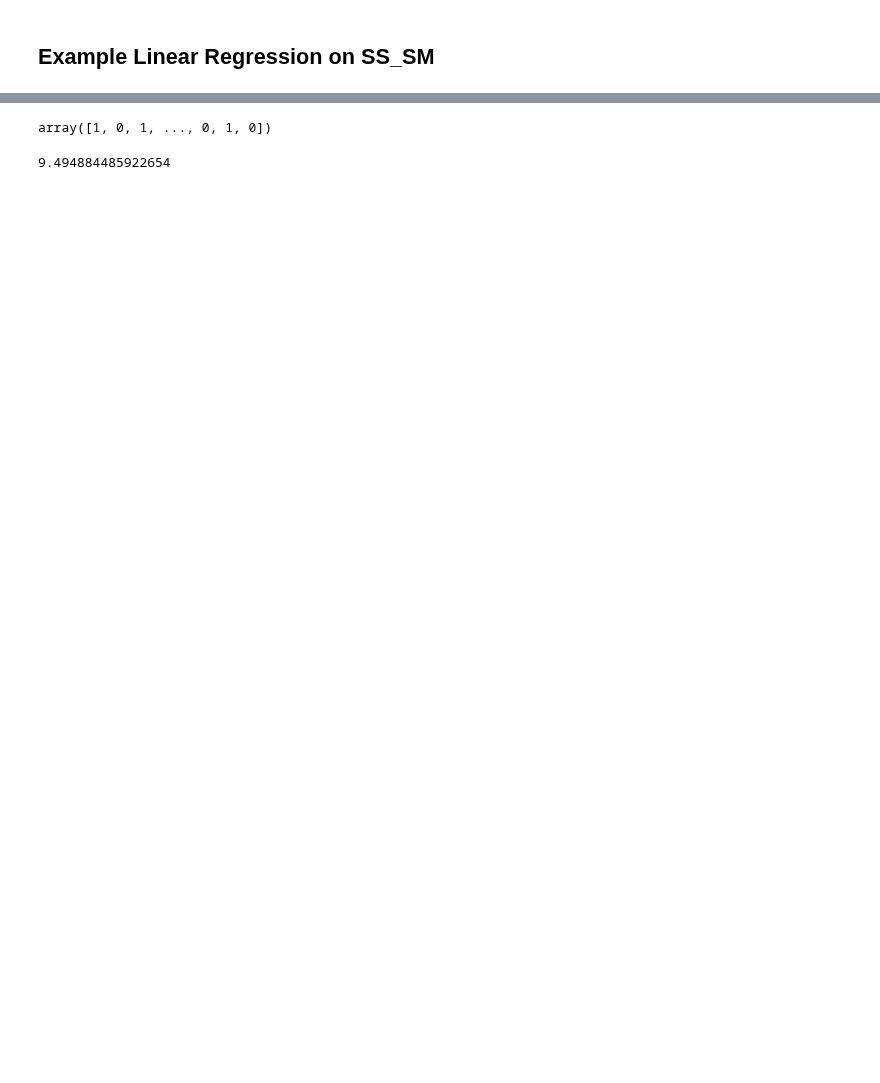
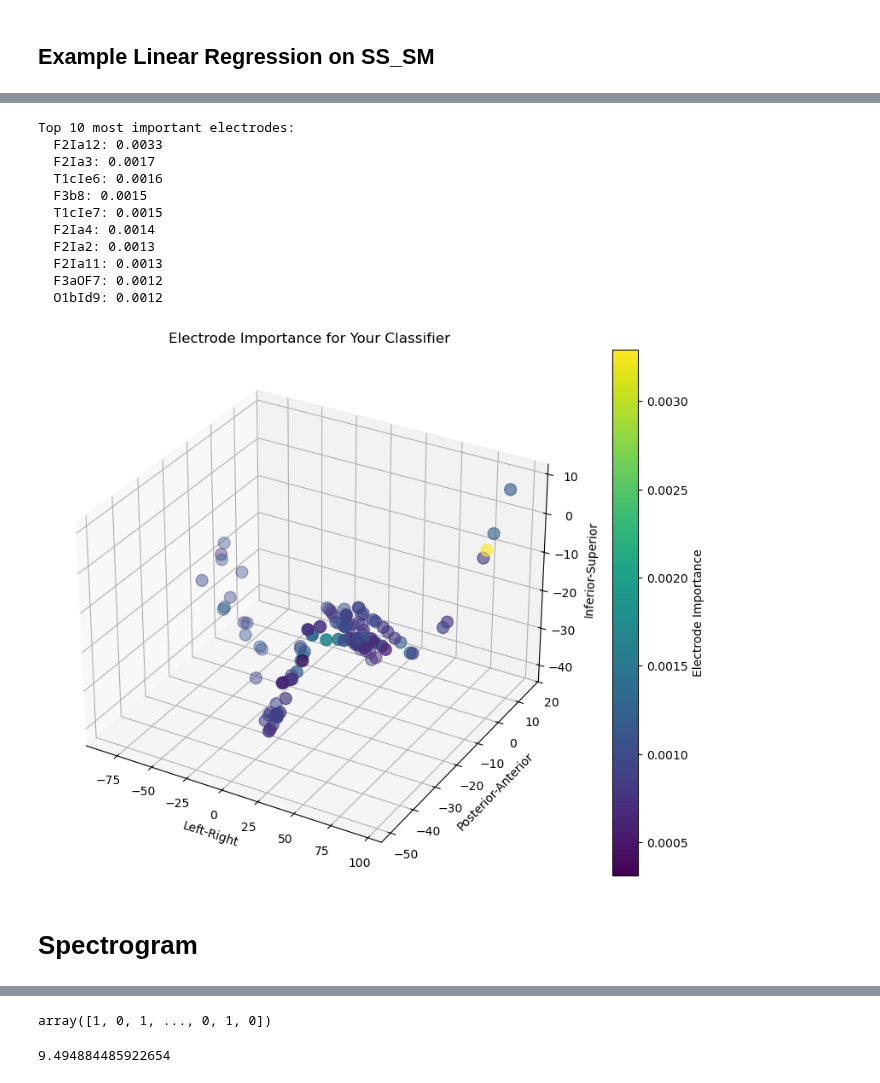
Before and after one commit to insight-neuro/neuroprobe, a Jupyter notebook: examples/quickstart.ipynb, the cells around one changed output, grey strips where cells are left out. Drawn from its saved outputs; the diff is of its cells as text; code cells hidden in the pictures; blank space fills up the shorter version.

Commit message:
All changes, new features, new models, analysis notebooks

```diff
--- a/examples/quickstart.ipynb
+++ b/examples/quickstart.ipynb
@@ -21,6 +21,7 @@ Sampling rate: 2048 Hz
 # %%
 from neuroprobe import BrainTreebankSubject
 
+subject_id = 10
 subject_id = 3
 
 coordinates_type = "cortical" # "cortical", "mni", "lpi". NOTE: MNI are not yet available for the Braintreebank dataset.
@@ -30,7 +31,8 @@ coordinates_type = "cortical" # "cortical", "mni", "lpi". NOTE: MNI are not yet
 
 # use cache=True to load this trial's neural data into RAM, if you have enough memory!
 # It will make the loading process faster.
-subject = BrainTreebankSubject(subject_id, allow_corrupted=False, cache=True, dtype=torch.float32, coordinates_type=coordinates_type)
+# subject = BrainTreebankSubject(subject_id, allow_corrupted=False, cache=True, dtype=torch.float32, coordinates_type=coordinates_type)
+subject = BrainTreebankSubject(subject_id, allow_corrupted=False, cache=True, dtype=torch.float16, coordinates_type=coordinates_type)
 print("Loaded subject", subject_id)
 print("Electrode labels (first 10):", subject.electrode_labels[:10]) # list of electrode labels
 
@@ -212,0 +364,73 @@ Fold 2 of 2
+# %%
+from sklearn.linear_model import LogisticRegression
+from sklearn.preprocessing import StandardScaler
+import numpy as np
+
+# After training your classifier
+# clf = LogisticRegression()
+# clf.fit(X_train, y_train)
+
+# Get coefficients (weights)
+# For binary classification: clf.coef_ is shape (1, n_features)
+# For multi-class: clf.coef_ is shape (n_classes, n_features)
+coef = clf.coef_[0]  # Shape: (n_electrodes * n_time_samples,)
+
+# Reshape to (n_electrodes, n_time_samples)
+n_electrodes = len(dataset.electrode_labels)
+n_time_samples = X_train.shape[1] // n_electrodes  # or however you structured your data
+coef_reshaped = coef.reshape(n_electrodes, n_time_samples)
+
+# Aggregate across time: mean absolute weight per electrode
+electrode_importance = np.mean(np.abs(coef_reshaped), axis=1)
+
+# Create mapping: electrode_label -> importance
+electrode_importance_dict = {
+    label: importance
+    for label, importance in zip(dataset.electrode_labels, electrode_importance)
+}
+
+# Sort by importance
+sorted_electrodes = sorted(electrode_importance_dict.items(), key=lambda x: x[1], reverse=True)
+print("Top 10 most important electrodes:")
+for electrode, importance in sorted_electrodes[:10]:
+    print(f"  {electrode}: {importance:.4f}")
+
+# Get electrode coordinates
+electrode_coords = dataset.electrode_coordinates  # Shape: (n_electrodes, 3) - MNI coordinates
+
+# Plot
+fig = plt.figure(figsize=(12, 8))
+ax = fig.add_subplot(111, projection='3d')
+
+# Color by importance
+colors = electrode_importance / electrode_importance.max()
+scatter = ax.scatter(
+    electrode_coords[:, 0],  # X (Left-Right)
+    electrode_coords[:, 1],  # Y (Posterior-Anterior)
+    electrode_coords[:, 2],  # Z (Inferior-Superior)
+    c=electrode_importance,
+    cmap='viridis',
+    s=100
+)
+
+plt.colorbar(scatter, label='Electrode Importance')
+ax.set_xlabel('Left-Right')
+ax.set_ylabel('Posterior-Anterior')
+ax.set_zlabel('Inferior-Superior')
+plt.title('Electrode Importance for Your Classifier')
+plt.show()
+# %% [output]
+Top 10 most important electrodes:
+  F2Ia12: 0.0033
+  F2Ia3: 0.0017
+  T1cIe6: 0.0016
+  F3b8: 0.0015
+  T1cIe7: 0.0015
+  F2Ia4: 0.0014
+  F2Ia2: 0.0013
+  F2Ia11: 0.0013
+  F3aOF7: 0.0012
+  O1bId9: 0.0012
+[figure, added]
+# %% [markdown]
+# Spectrogram
```
Also changed, not shown: parts of 38 cells of this notebook, 19 other files.
